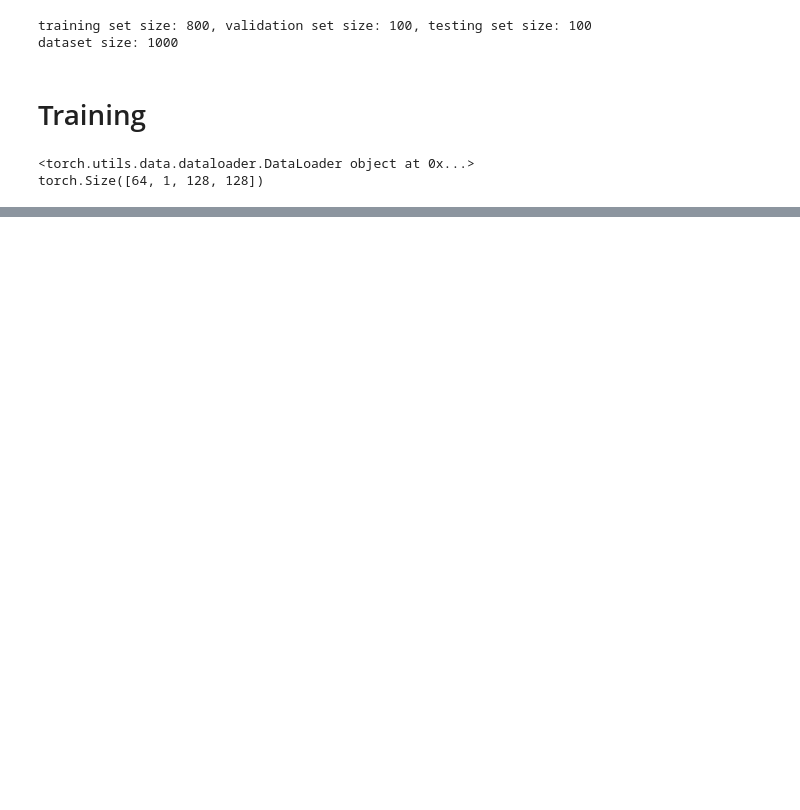
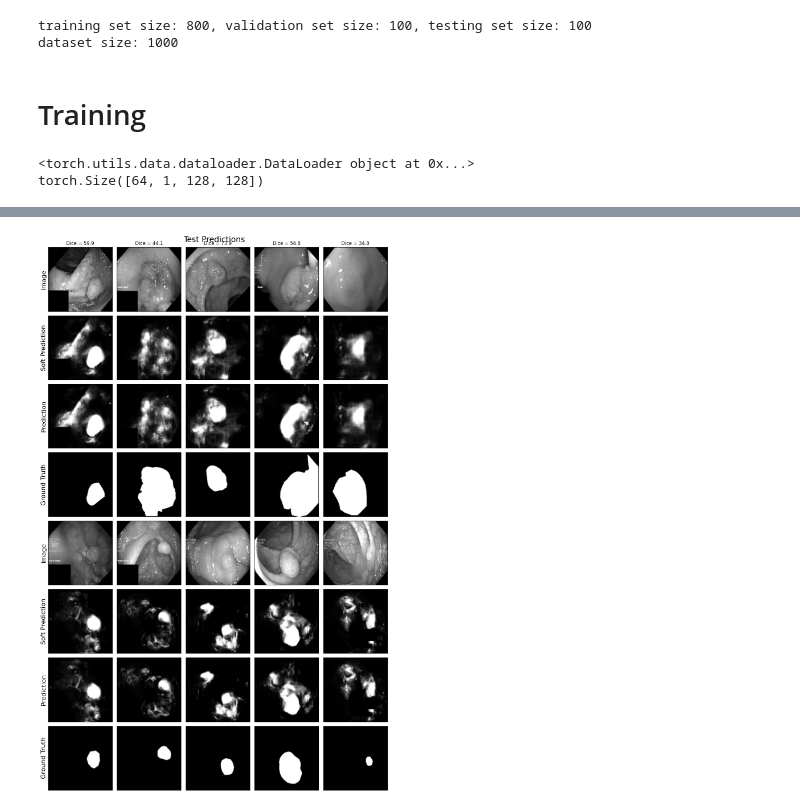
Before and after one commit to asyed03/CSC490-Tumor-Detection-Project, a Jupyter notebook: Kvasir_Instrument_Fine_tuning.ipynb, the cells around one changed output, grey strips where cells are left out. Cells and saved outputs as stored; diff of their text form; code cells hidden in the pictures; blank space fills up the shorter version.

Commit message:
Added some more code to display test

```diff
--- a/Kvasir_Instrument_Fine_tuning.ipynb
+++ b/Kvasir_Instrument_Fine_tuning.ipynb
@@ -332,11 +331,15 @@ scores: [0.5523475392793233, 0.5587567219940516, 0.5548072369912496, 0.560681506
 # test inference using newly trained model
 # weights_path = 'trained_model_weights.pth'
 # loaded_model = torch.load(weights_path)
+from collections import defaultdict
 model.eval()
 
 total_score = 0
 total_loss = 0
 counter = 0
+results = defaultdict(list)
+scores = []
+n_predictions = 5
 for batch_idx, (images, labels) in enumerate(test_loader):
   support_images, support_labels = images[32:], labels[32:]
   # Move data to device
@@ -346,24 +349,31 @@ for batch_idx, (images, labels) in enumerate(test_loader):
     query_image, query_label = query_image.to(device), query_label.to(device)
 
     # Forward pass
-    results = inference(model, query_image, query_label, support_images, support_labels)
-
+    result = inference(model, query_image, query_label, support_images, support_labels)
+    if i < 5:
+      results['Image'].append(result['Image'])
+      results['Soft Prediction'].append(result['Soft Prediction'])
+      results['Prediction'].append(result['Soft Prediction'])
+      results['Ground Truth'].append(result['Ground Truth'])
+      scores.append(result['score'])
 
     # compute score
-    total_score += results['score']
+    total_score += result['score']
 
     # Compute segmentation loss
-    loss = results['Loss']
+    loss = result['Loss']
     total_loss += loss.item()
     counter += 1
 
 
 avg_loss = total_loss/counter
 avg_score = total_score/counter
-# visualize_tensors(results,
-#                   col_names=[f'Dice = {100*s:.1f}' for s in scores],
-#                   title='Test Predictions',
-#                   col_wrap=n_predictions)
+
 print(f"average test set loss: {avg_loss}")
 print(f"average test set dice score: {avg_score}")
+
+visualize_tensors(results,
+                  col_names=[f'Dice = {100*s:.1f}' for s in scores],
+                  title='Test Predictions',
+                  col_wrap=n_predictions)
 # %% [output]
@@ -372,3 +382,4 @@ average test set dice score: 0.3609571231454538
+[figure, added]
 # %%
 weights_path = 'trained_model_weights.pth'
 torch.save(model, weights_path)
```
Also changed, not shown: parts of 5 cells of this notebook.
